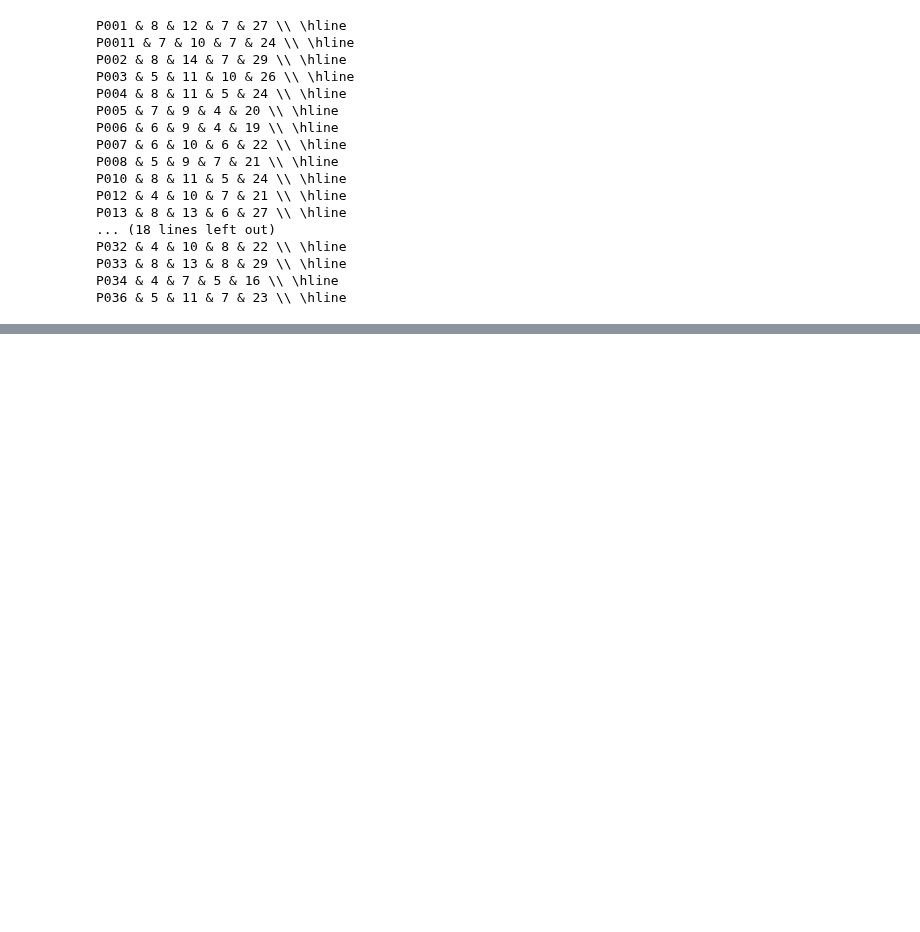
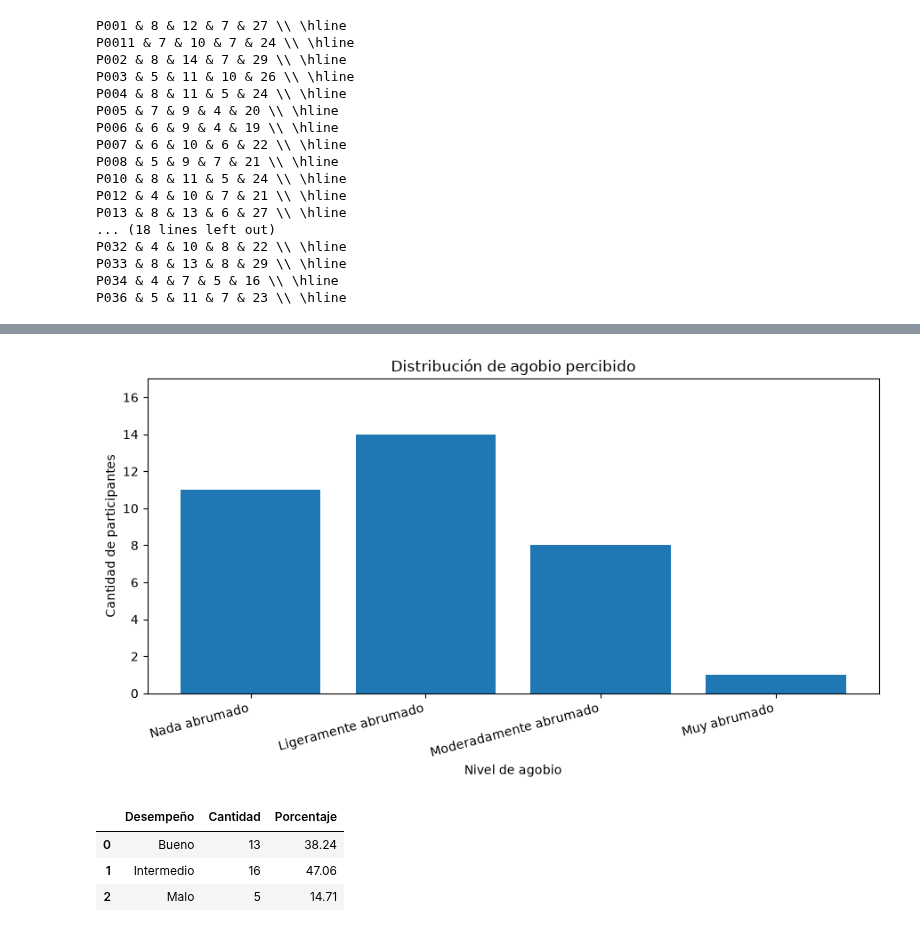
Before and after one commit to DiegoGarV/PGL, a Jupyter notebook: raw results/analisis.ipynb, the cells around one changed output, grey strips where cells are left out. Drawn from its saved outputs; the diff is of its cells as text; code cells hidden in the pictures; blank space fills up the shorter version.

```diff
--- a/raw results/analisis.ipynb
+++ b/raw results/analisis.ipynb
@@ -369,0 +1204,52 @@ P036 & 5 & 11 & 7 & 23 \\ \hline
+# %%
+plt.figure(figsize=(9, 5))
+
+plt.bar(
+    distribucion_agobio["Nivel de agobio"],
+    distribucion_agobio["Cantidad"]
+)
+
+plt.xlabel("Nivel de agobio")
+plt.ylabel("Cantidad de participantes")
+plt.title("Distribución de agobio percibido")
+
+plt.xticks(rotation=15, ha="right")
+plt.ylim(0, distribucion_agobio["Cantidad"].max() + 3)
+
+plt.tight_layout()
+plt.show()
+# %% [output]
+[figure, added]
+# %%
+columna = "¿Cómo calificarías tu desempeño general en los mini juegos?"
+
+orden_desempeno = [
+    "Bueno",
+    "Intermedio",
+    "Malo"
+]
+
+desempeno = (
+    df_encuestas_dificultad[columna]
+    .astype("string")
+    .str.strip()
+)
+
+distribucion_desempeno = (
+    desempeno.value_counts()
+    .reindex(orden_desempeno, fill_value=0)
+    .rename_axis("Desempeño")
+    .reset_index(name="Cantidad")
+)
+
+distribucion_desempeno["Porcentaje"] = (
+    distribucion_desempeno["Cantidad"] /
+    distribucion_desempeno["Cantidad"].sum() * 100
+).round(2)
+
+display(distribucion_desempeno)
+# %% [output]
+|  | Desempeño | Cantidad | Porcentaje |
+| 0 | Bueno | 13 | 38.24 |
+| 1 | Intermedio | 16 | 47.06 |
+| 2 | Malo | 5 | 14.71 |
```
Also changed, not shown: parts of 33 cells of this notebook, 50 other files.
